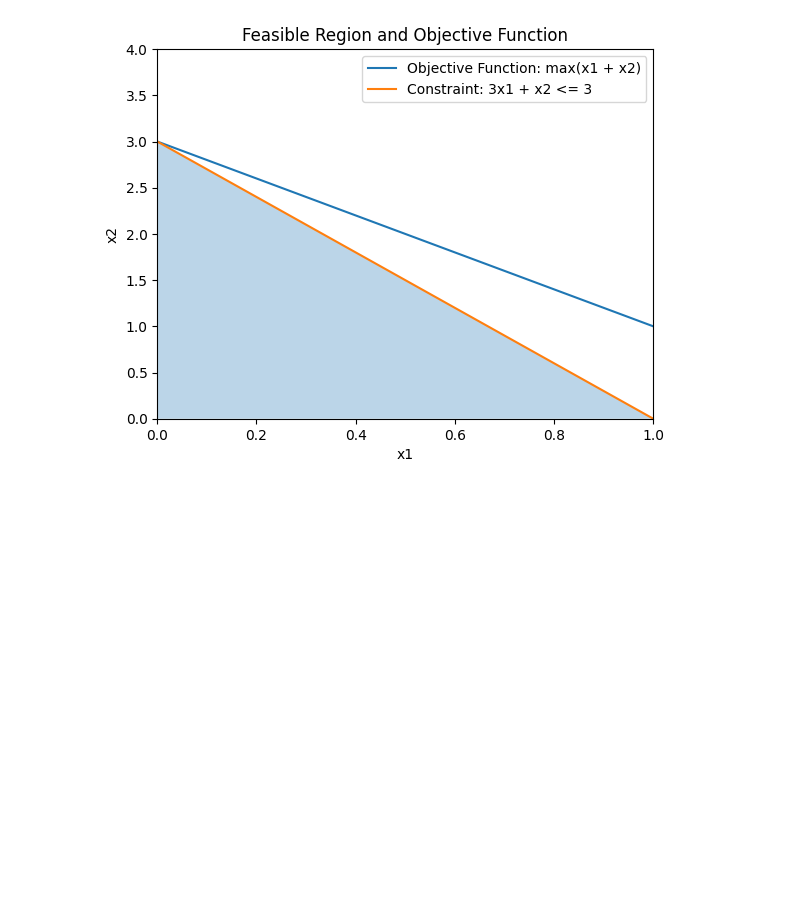
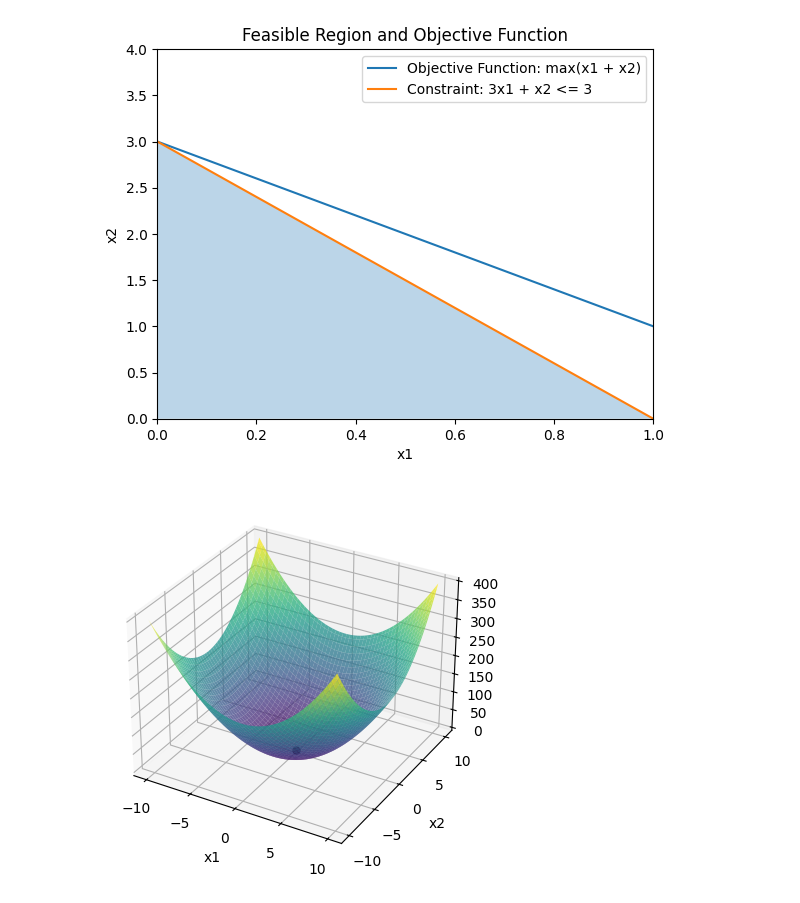
Before and after one commit to Hansespinosa2/Fall2024OR3, a Jupyter notebook: working_notebook.ipynb, the cells around one changed output. Cells and saved outputs as stored; diff of their text form; code cells hidden in the pictures; blank space fills up the shorter version.

```diff
--- a/working_notebook.ipynb
+++ b/working_notebook.ipynb
@@ -37,3 +37,35 @@ plt.savefig('notes/images/08282024example.png')
 plt.show()
 # %% [output]
 [figure]
+# %%
+import numpy as np
+from mpl_toolkits.mplot3d import Axes3D
+
+import matplotlib.pyplot as plt
+
+# Define the function
+def f(x1, x2):
+	return 2 * x1**2 + 2 * x2**2
+
+# Generate data points
+x1 = np.linspace(-10, 10, 100)
+x2 = np.linspace(-10, 10, 100)
+X1, X2 = np.meshgrid(x1, x2)
+Y = f(X1, X2)
+
+# Create a 3D plot
+fig = plt.figure()
+ax = fig.add_subplot(111, projection='3d')
+ax.plot_surface(X1, X2, Y, cmap='viridis', alpha= 0.75)
+ax.plot([0], [0], [0], markerfacecolor='k', markeredgecolor='k', marker='o', markersize=5)
+
+# Set plot labels and title
+ax.set_xlabel('x1')
+ax.set_ylabel('x2')
+ax.set_zlabel('f')
+
+plt.savefig('notes/images/gradient_ex1.png')
+# Show the plot
+plt.show()
+# %% [output]
+[figure, added]
```
Also changed, not shown: parts of 3 cells of this notebook, 17 other files.
